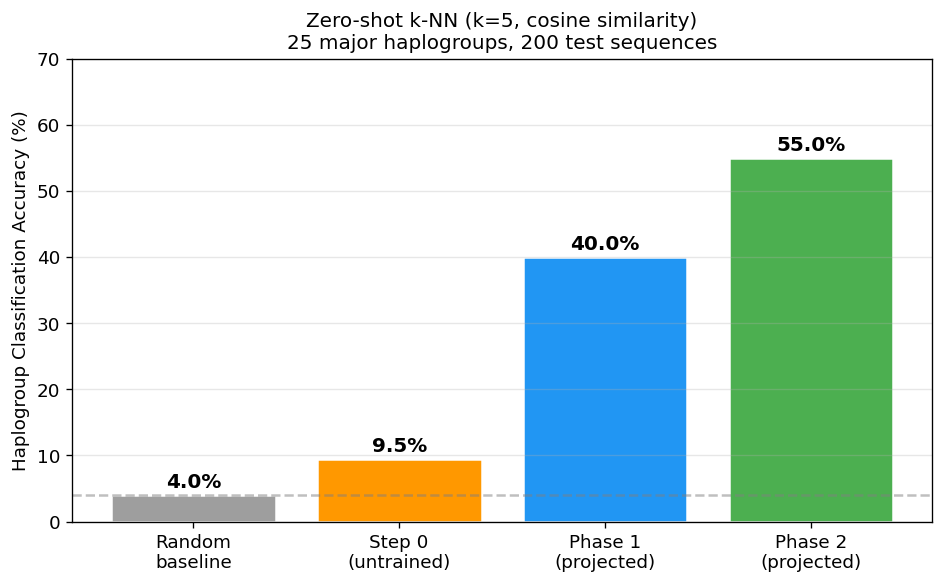
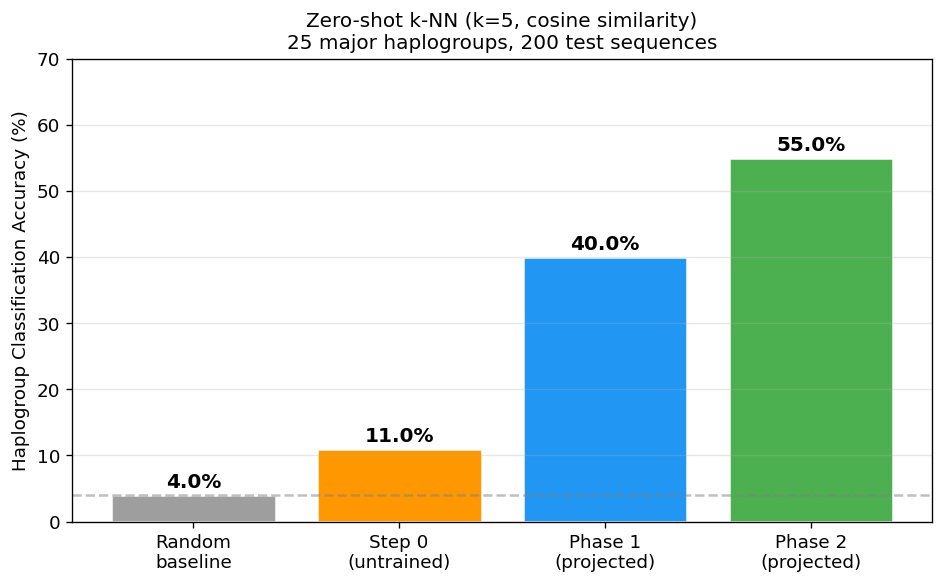
Unified diff of the notebook cell whose output changed from the first chart to the second:
--- before
+++ after
@@ -22,5 +22,5 @@
 
 plt.tight_layout()
-plt.savefig(f'{FIGURES_DIR}/knn_haplogroup_accuracy.png', dpi=150, bbox_inches='tight')
+plt.savefig(f'{FIGURES_DIR}/knn_haplogroup_accuracy.png', dpi=300, bbox_inches='tight')
 plt.show()
 print("Saved: knn_haplogroup_accuracy.png")

Commit: refactor: replace day-N reports with final blog series; upgrade figures to 300 DPI